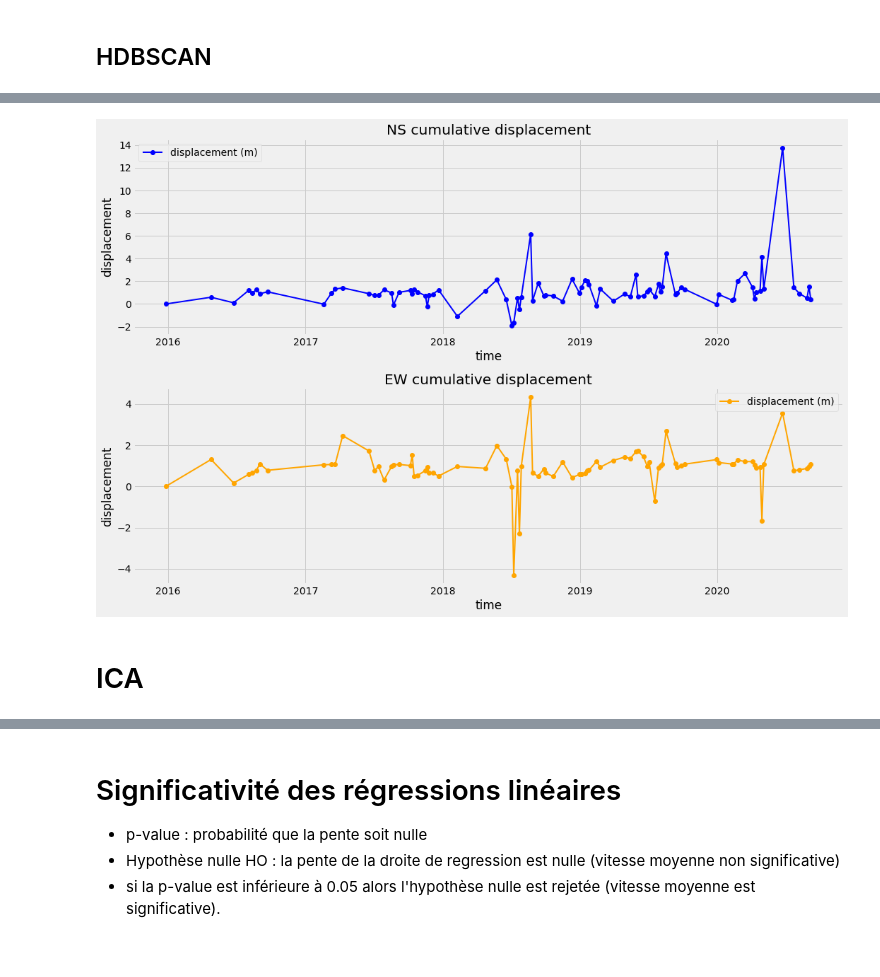
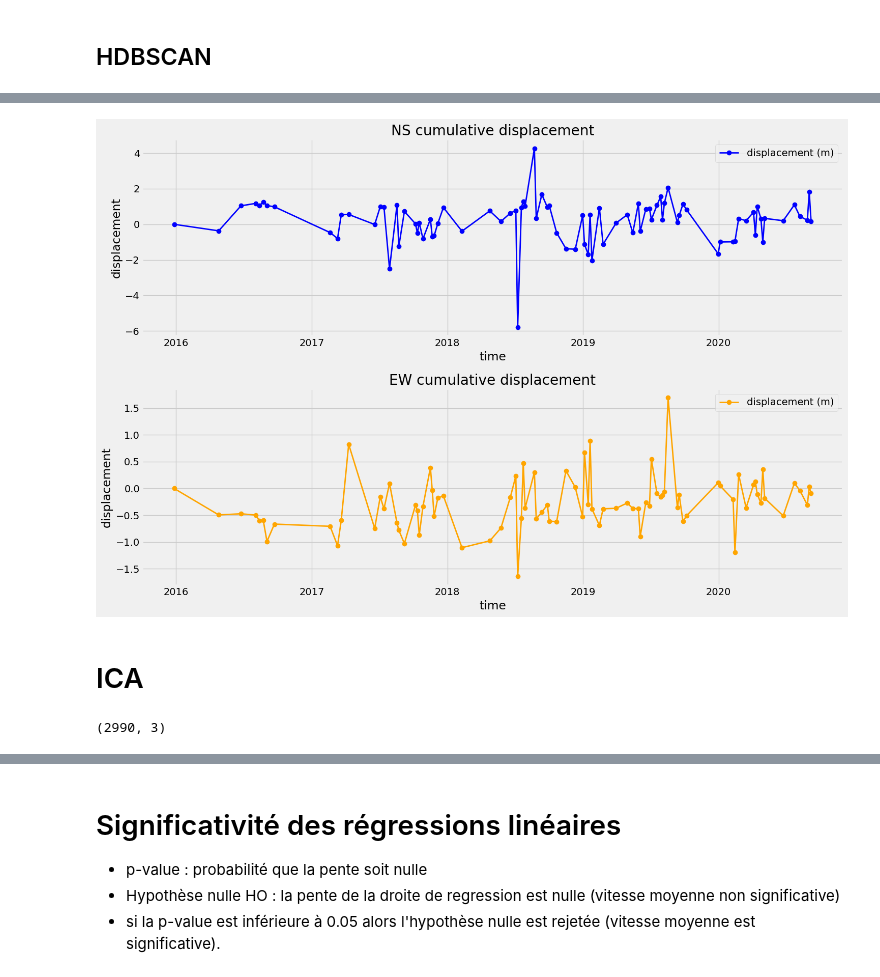
Before and after one commit to EddyVianney/Stage_master2_sdsc_eost, a Jupyter notebook: PMEDV_STAGE_SDSC_EOST.ipynb, the cells around one changed output, grey strips where cells are left out. Saved outputs shown, nothing was run; the diff lists cells and outputs as text; code cells hidden in the pictures.

```diff
--- a/PMEDV_STAGE_SDSC_EOST.ipynb
+++ b/PMEDV_STAGE_SDSC_EOST.ipynb
@@ -398,3 +659,23 @@ class TimeSerie():
+# %%
+def compute_magnitude(self, boolean, min_slope=None):
+        magnitudes = []
+        ns_vel_ts = None
+        ew_vel_ts = None
+        if boolean:
+            ns_vel_ts = self.compute_inst_vels(self.ns)
+            ew_vel_ts = self.compute_inst_vels(self.ew)
+        else:
+            ns, ew    = self.transform(min_slope)
+            ns_vel_ts = self.compute_inst_vels(ns)
+            ew_vel_ts = self.compute_inst_vels(ew)
+        for i in range(len(ns_vel_ts)):
+            vels = []
+            column = ns_vel_ts[0].columns[0]
+            for ns_component, ew_component in zip(ns_vel_ts[i][column], ew_vel_ts[i][column]):
+                vels.append(self.compute_vel(ns_component, ew_component))
+            df = pd.DataFrame(vels, index=ns_vel_ts[0].index, columns=['magnitude'])
+            magnitudes.append(df)
+        return magnitudes
 # %%
 class DataFromImageCorrelation():
 
@@ -594,7 +876,7 @@ class Visualization():
         ax[1].set_ylabel('displacement')
         ax[1].legend()
 
-        ax[2].plot(vels, color='green', label='velocity (m/day)', marker='o', linewidth=2)
+        ax[2].plot(vels, color='green', label='vSyntaxError: invalid syntaxelocity (m/day)', marker='o', linewidth=2)
         ax[2].set_title('Velocity magnitude')
         ax[2].set_xlabel('time')
         ax[2].set_ylabel('velocity')
@@ -660,0 +939,9 @@ Data = DataFromImageCorrelation(RASTER_FOLDER_PATH, DEM_FILENAME, df_ew.head(n),
+# %%
+df_ew.rename(columns={'Vel': 'Vel_ew'}, inplace=True)
+df_ns.rename(columns={'Vel': 'Vel_ns'}, inplace=True)
+geo = pd.concat([df_ew[['id', 'Lat','Lon','Topo','Vel_ew']], df_ns[['Vel_ns']]], axis=1)
+# %%
+n = 3000
+RASTER_FOLDER_PATH = 'rasters'
+DEM_FILENAME =  '31TGK_copernicus_dem.tif'
+Data = DataFromImageCorrelation(RASTER_FOLDER_PATH, DEM_FILENAME, geo.head(n), df_ns_ts[:n], df_ew_ts[:n])
@@ -938,10 +1294,10 @@ index
 # %%
 viz = Visualization()
 index = Data.non_filtered_ids
-n = 100
-viz.plot_disp_ns_ew(Data.ns[n].serie, Data.ew[n].serie)
+n = 550
+viz.plot_disp_ns_ew(Data.ns[n].serie , Data.ew[n].serie)
 # %% [output]
-[figure, old version]
+[figure, new version]
 # %% [markdown]
 # ICA
 # %%
@@ -976,0 +1337,5 @@ S_ = ica.fit_transform(X)
+# %%
+S_ = FastICA(n_components=3).fit_transform(X)
+S_.shape
+# %% [output]
+(2990, 3)
```
Also changed, not shown: parts of 35 cells of this notebook.
